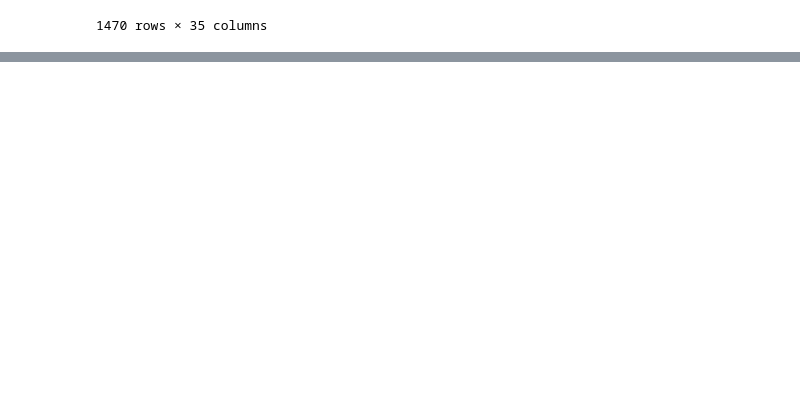
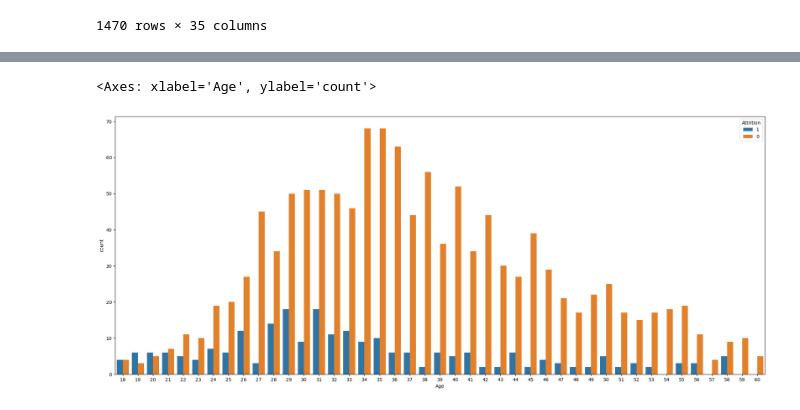
Before and after one commit to amuadhikari2057/Data-Science-Project-1, a Jupyter notebook: Untitled.ipynb, the cells around one changed output, grey strips where cells are left out. Saved outputs shown, nothing was run; the diff lists cells and outputs as text; code cells hidden in the pictures; blank space fills up the shorter version.

```diff
--- a/Untitled.ipynb
+++ b/Untitled.ipynb
@@ -24,0 +84,5 @@ df
+# %%
+df['Attrition'] = df['Attrition'].apply(lambda x: 1 if x == 'Yes' else 0)
+df['Gender'] = df['Gender'].apply(lambda x: 1 if x == 'Male' else 0)
+df['OverTime'] = df['OverTime'].apply(lambda x: 1 if x == 'Yes' else 0)
+df['Over18'] = df['Over18'].apply(lambda x: 1 if x == 'Y' else 0)
@@ -24,0 +110,2 @@ df
+# %%
+df = df.drop(columns = {'EmployeeNumber', 'EmployeeCount','StandardHours', 'Over18'})
@@ -24,0 +157,5 @@ df
+# %%
+correlations = numeric_df.corr()
+f, ax = plt.subplots(figsize = (20,20))
+sns.heatmap(correlations, annot=True, fmt=".2f", cmap='coolwarm', ax=ax)
+df['Attrition'] = df['Attrition'].astype(str)
@@ -24,0 +164,6 @@ df
+# %%
+plt.figure(figsize = [25,10])
+sns.countplot(x = 'Age', data = df, hue = 'Attrition')
+# %% [output]
+<Axes: xlabel='Age', ylabel='count'>
+[figure, added]
```
Also changed, not shown: parts of 13 cells of this notebook.
